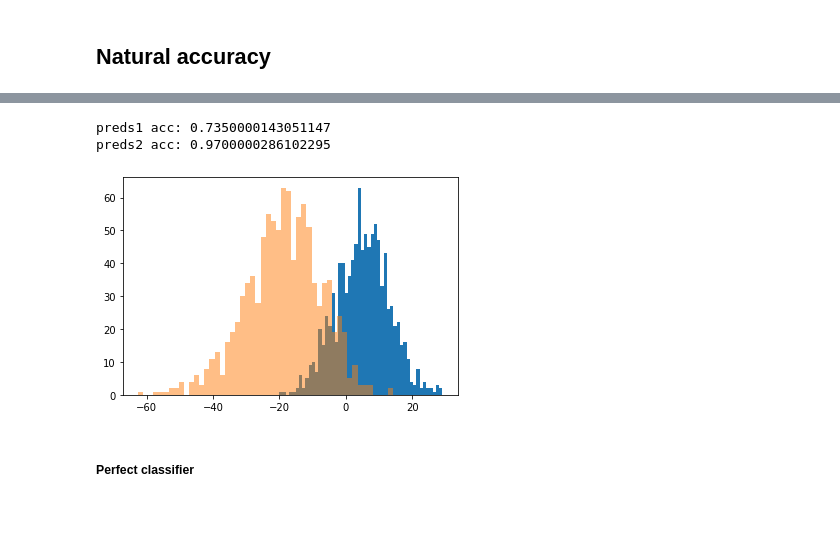
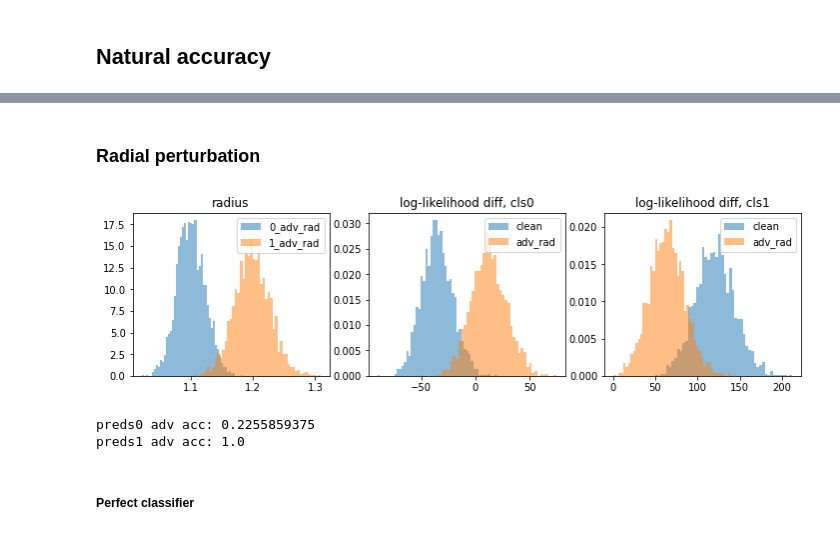
Before and after one commit to GilgameshxZero/adversarial-ntks, a Jupyter notebook: notebooks/adv-spheres/gaussian-lrt.ipynb, the cells around one changed output, grey strips where cells are left out. Drawn from its saved outputs; the diff is of its cells as text; code cells hidden in the pictures.

Commit message:
Further clean up lrt notebook

```diff
--- a/notebooks/adv-spheres/gaussian-lrt.ipynb
+++ b/notebooks/adv-spheres/gaussian-lrt.ipynb
@@ -328,15 +360,41 @@ preds2 acc: 0.9710000157356262
-# %%
-preds1, diffs1 = gaussian_lr_classify(X1_test + eps * X1_test_norm, cov1=covh1, cov2=covh2)
-preds2, diffs2 = gaussian_lr_classify(X2_test - eps * X2_test_norm, cov1=covh1, cov2=covh2)
-
-print(f"preds1 acc: {preds1.mean()}")
-print(f"preds2 acc: {1 - preds2.mean()}")
-
-plt.hist(diffs1, bins=50);
-plt.hist(diffs2, bins=50, alpha=0.5);
-# %% [output]
-preds1 acc: 0.7350000143051147
-preds2 acc: 0.9700000286102295
-[figure, removed]
+# %% [markdown]
+### Radial perturbation
+# %%
+eps = 0.1
+xs0_adv_rad = _XS0_TEST + eps * normalize(_XS0_TEST, norm=2)
+xs1_adv_rad = _XS1_TEST - eps * normalize(_XS1_TEST, norm=2)
+
+plt.figure(figsize=(12, 3))
+
+plt.subplot(1, 3, 1)
+plt.title("radius")
+plt.hist(np.linalg.norm(xs0_adv_rad, ord=2, axis=-1), density=True, bins=50, label="0_adv_rad", alpha=0.5);
+plt.hist(np.linalg.norm(xs1_adv_rad, ord=2, axis=-1), density=True, bins=50, label="1_adv_rad", alpha=0.5);
+plt.legend();
+
+plt.subplot(1, 3, 2)
+plt.title("log-likelihood diff, cls0")
+plt.hist(gaussian_ll_diffs(_XS0_TEST, mu0=0, mu1=0, cov0=covh0, cov1=covh1), density=True, bins=50, label="clean", alpha=0.5)
+plt.hist(gaussian_ll_diffs(xs0_adv_rad, mu0=0, mu1=0, cov0=covh0, cov1=covh1), density=True, bins=50, label="adv_rad", alpha=0.5)
+plt.legend();
+
+plt.subplot(1, 3, 3)
+plt.title("log-likelihood diff, cls1")
+plt.hist(gaussian_ll_diffs(_XS1_TEST, mu0=0, mu1=0, cov0=covh0, cov1=covh1), density=True, bins=50, label="clean", alpha=0.5)
+plt.hist(gaussian_ll_diffs(xs1_adv_rad, mu0=0, mu1=0, cov0=covh0, cov1=covh1), density=True, bins=50, label="adv_rad", alpha=0.5);
+plt.legend();
+# %% [output]
+[figure, added]
+# %%
+covh0, covh1 = est_cov(_XS0), est_cov(_XS1)
+
+preds0 = gaussian_lr_predict(xs0_adv_rad, mu0=0, mu1=0, cov0=covh0, cov1=covh1)
+preds1 = gaussian_lr_predict(xs1_adv_rad, mu0=0, mu1=0, cov0=covh0, cov1=covh1)
+
+print(f"preds0 adv acc: {(preds0 == 0).mean()}")
+print(f"preds1 adv acc: {(preds1 == 1).mean()}")
+# %% [output]
+preds0 adv acc: 0.2255859375
+preds1 adv acc: 1.0
 # %% [markdown]
 ##### Perfect classifier
```
Also changed, not shown: parts of 38 cells of this notebook.
